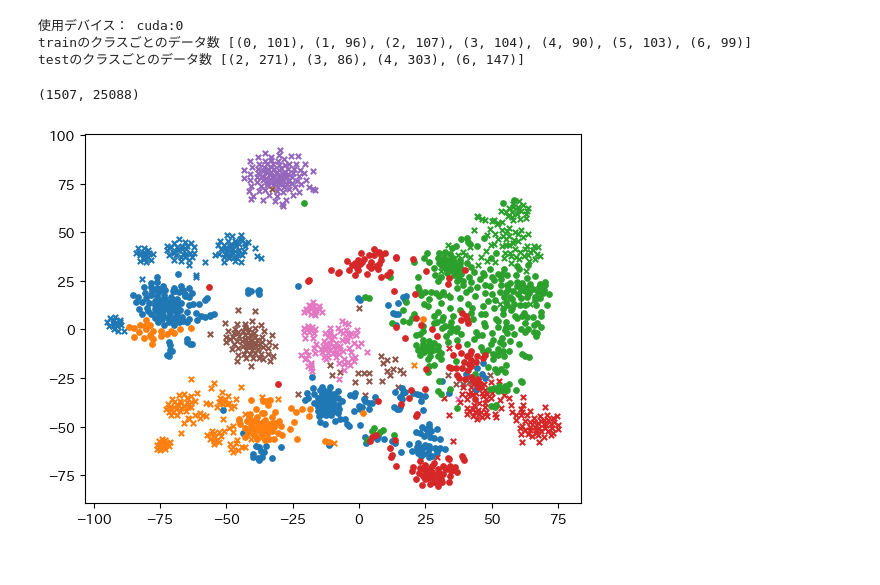
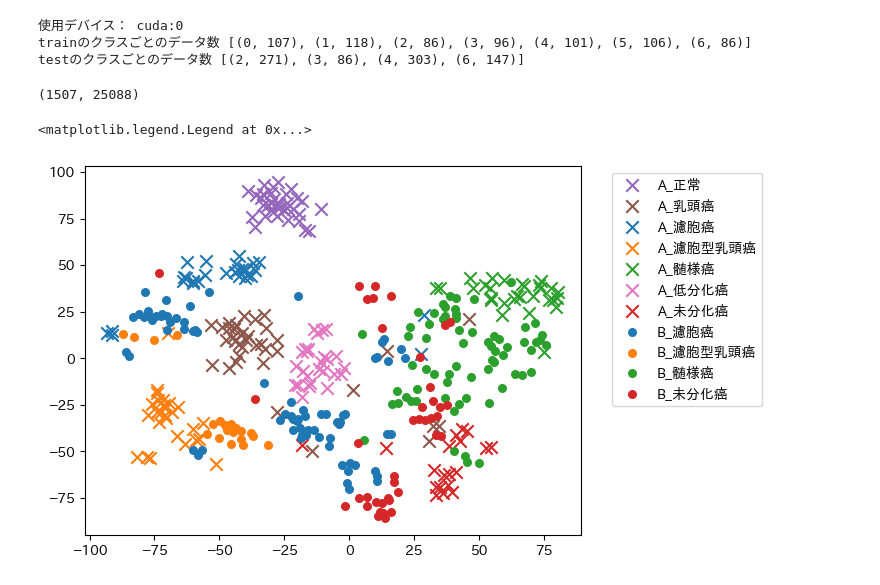
Before and after one commit to yochimonji/thyroid, a Jupyter notebook: notebook/tsne.ipynb, the cells around one changed output. Saved outputs shown, nothing was run; the diff lists cells and outputs as text; code cells hidden in the pictures.

```diff
--- a/notebook/tsne.ipynb
+++ b/notebook/tsne.ipynb
@@ -31,7 +31,10 @@ def torch_fix_seed(seed=42):
 
 torch_fix_seed()
 # %%
-train_num = 700
+num_per_class = 100
+# params_path = "../result/fukui_undersampling/tissue/params.json"
+# params_path = "../result/fukui_undersampling/cyclegan_tissue/params.json"
+# params_path = "../result/fukui_undersampling/hscyclegan_tissue_lambda_CF_30/params.json"
 params_path = "../result/fukui_sscyclegan_CF_rec_30_fake_30_tissue_undersampling/sscyclegan_tissue_CF_rec_30_fake_30/params.json"
 with open(params_path, "r") as params_file:
     params = json.load(params_file)
@@ -42,7 +45,7 @@ print("使用デバイス：", device)
 train_path_list = make_datapath_list(os.path.join("../", params["trainA"]), params["labels"])
 train_label_list = make_label_list(train_path_list, params["labels"])
 train_path_list, train_label_list = arrange_data_num_per_label("undersampling", train_path_list, train_label_list)
-train_path_list = random.sample(train_path_list, train_num)
+train_path_list = random.sample(train_path_list, num_per_class * len(params["labels"]))
 train_label_list = make_label_list(train_path_list, params["labels"])
 print("trainのクラスごとのデータ数", sorted(Counter(train_label_list).items()))
 
@@ -56,7 +59,7 @@ path_list = train_path_list + test_path_list
 label_list = train_label_list + test_label_list
 # %% [output]
 使用デバイス： cuda:0
-trainのクラスごとのデータ数 [(0, 101), (1, 96), (2, 107), (3, 104), (4, 90), (5, 103), (6, 99)]
+trainのクラスごとのデータ数 [(0, 107), (1, 118), (2, 86), (3, 96), (4, 101), (5, 106), (6, 86)]
 testのクラスごとのデータ数 [(2, 271), (3, 86), (4, 303), (6, 147)]
 # %%
 transform = ImageTransform(params)
@@ -97,7 +100,7 @@ zs_reshaped.shape
 # %%
 points = TSNE(n_components=2, learning_rate="auto", init="pca", random_state=0).fit_transform(zs_reshaped)
 # %%
-def visualize(points, ys, colors, marker, label_prefix):
+def visualize(points, ys, colors, s, marker, label_prefix):
     point_y_dict = {}
     for point, y in zip(points, ys):
         if point_y_dict.get(y) is None:
@@ -120,17 +123,26 @@ def visualize(points, ys, colors, marker, label_prefix):
             label = "低分化癌"
         else:
             label = "未分化癌"
-        plt.scatter(p[0], p[1], label=f"{label_prefix}_{label}", s=15, c=c, marker=marker)
+        plt.scatter(p[0], p[1], label=f"{label_prefix}_{label}", s=s, c=c, marker=marker)
+# %%
+def random_sample_point_y(points, ys, sample_num=200):
+    indices = range(len(points))
+    indices = random.sample(indices, sample_num)
+    return points[indices], ys[indices]
 # %%
 colors_train = ["C4", "C5", "C0", "C1", "C2", "C6", "C3"]
 colors_test = ["C0", "C1", "C2", "C3"]
 
-points_train, points_test = points[:train_num], points[train_num:]
-ys_train, ys_test = ys[:train_num], ys[train_num:]
+points_train, points_test = points[:num_per_class * len(params["labels"])], points[num_per_class * len(params["labels"]):]
+ys_train, ys_test = ys[:num_per_class * len(params["labels"])], ys[num_per_class * len(params["labels"]):]
 
-visualize(points_train, ys_train, colors_train, "x", "A")
-visualize(points_test, ys_test, colors_test, "o", "B")
+points_train, ys_train = random_sample_point_y(points_train, ys_train)
+points_test, ys_test = random_sample_point_y(points_test, ys_test)
 
-# plt.legend(bbox_to_anchor=(1.05, 1.0), loc='upper left')
+visualize(points_train, ys_train, colors_train, 80, "x", "A")
+visualize(points_test, ys_test, colors_test, 30, "o", "B")
+
+plt.legend(bbox_to_anchor=(1.05, 1.0), loc='upper left')
 # %% [output]
+<matplotlib.legend.Legend at 0x...>
-[figure, old version]
+[figure, new version]
```
Also changed, not shown: parts of 1 cell of this notebook.
